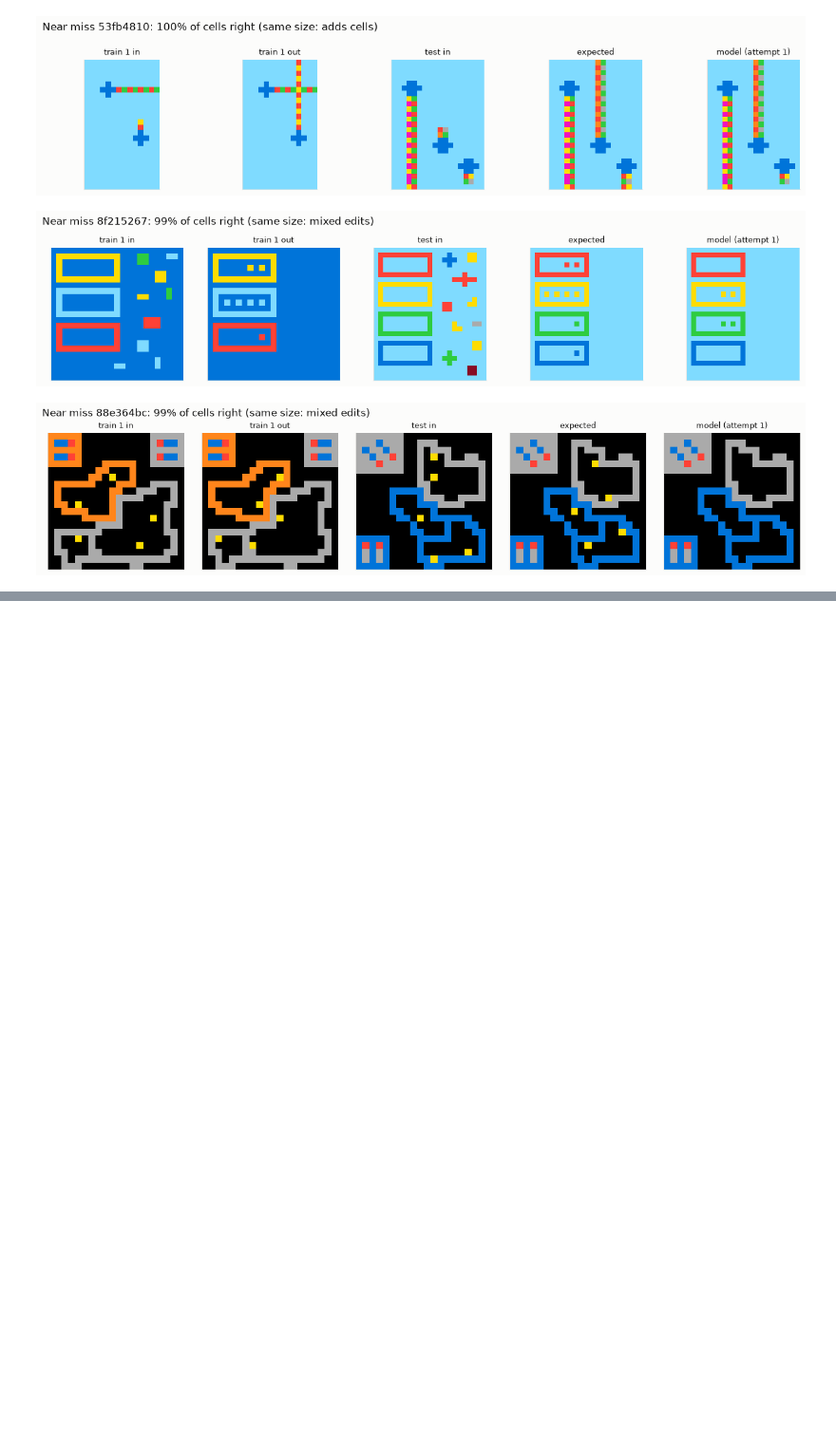
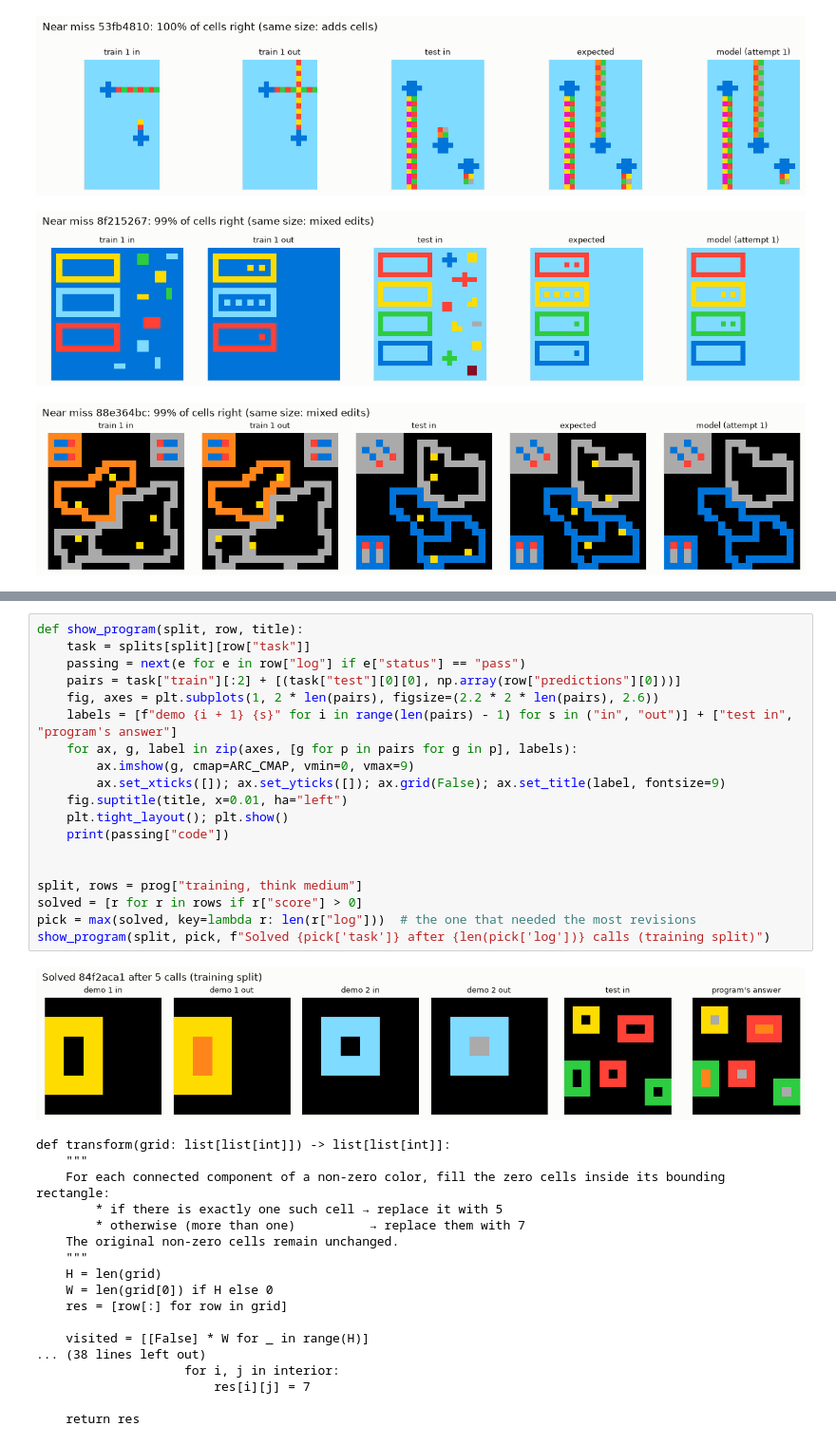
Before and after one commit to AbdullahAssi/arc-agi-2-hybrid-solver, a Jupyter notebook: llm_analysis.ipynb, the cells around one changed output, grey strips where cells are left out. Shown at 95% size. Cells and saved outputs as stored; diff of their text form; blank space fills up the shorter version.

```diff
--- a/llm_analysis.ipynb
+++ b/llm_analysis.ipynb
@@ -268 +433,39 @@ for _, r in near.iterrows():
+# %%
+def show_program(split, row, title):
+    task = splits[split][row["task"]]
+    passing = next(e for e in row["log"] if e["status"] == "pass")
+    pairs = task["train"][:2] + [(task["test"][0][0], np.array(row["predictions"][0]))]
+    fig, axes = plt.subplots(1, 2 * len(pairs), figsize=(2.2 * 2 * len(pairs), 2.6))
+    labels = [f"demo {i + 1} {s}" for i in range(len(pairs) - 1) for s in ("in", "out")] + ["test in", "program's answer"]
+    for ax, g, label in zip(axes, [g for p in pairs for g in p], labels):
+        ax.imshow(g, cmap=ARC_CMAP, vmin=0, vmax=9)
+        ax.set_xticks([]); ax.set_yticks([]); ax.grid(False); ax.set_title(label, fontsize=9)
+    fig.suptitle(title, x=0.01, ha="left")
+    plt.tight_layout(); plt.show()
+    print(passing["code"])
+
+
+split, rows = prog["training, think medium"]
+solved = [r for r in rows if r["score"] > 0]
+pick = max(solved, key=lambda r: len(r["log"]))  # the one that needed the most revisions
+show_program(split, pick, f"Solved {pick['task']} after {len(pick['log'])} calls (training split)")
+# %% [output]
+[figure, added]
+def transform(grid: list[list[int]]) -> list[list[int]]:
+    """
+    For each connected component of a non‑zero color, fill the zero cells inside its bounding rectangle:
+        * if there is exactly one such cell → replace it with 5
+        * otherwise (more than one)          → replace them with 7
+    The original non‑zero cells remain unchanged.
+    """
+    H = len(grid)
+    W = len(grid[0]) if H else 0
+    res = [row[:] for row in grid]
+
+    visited = [[False] * W for _ in range(H)]
+... (38 lines left out)
+                    for i, j in interior:
+                        res[i][j] = 7
+
+    return res
 # %% [markdown]
```
Also changed, not shown: parts of 7 cells of this notebook, 4 other files.
